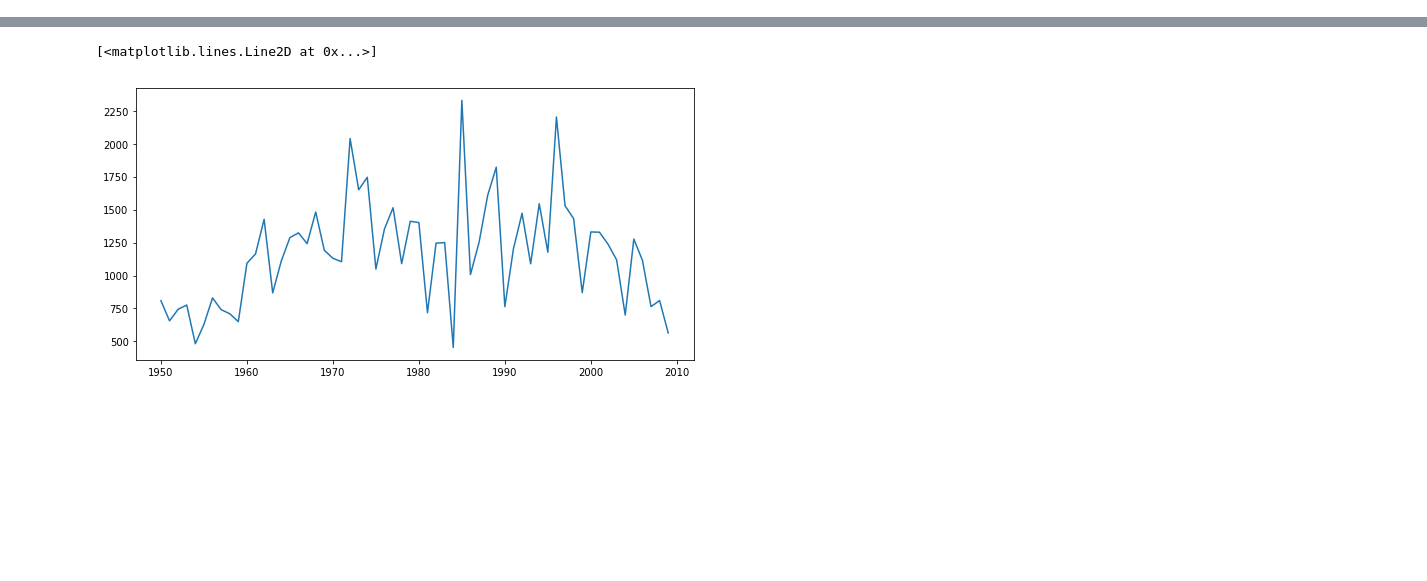
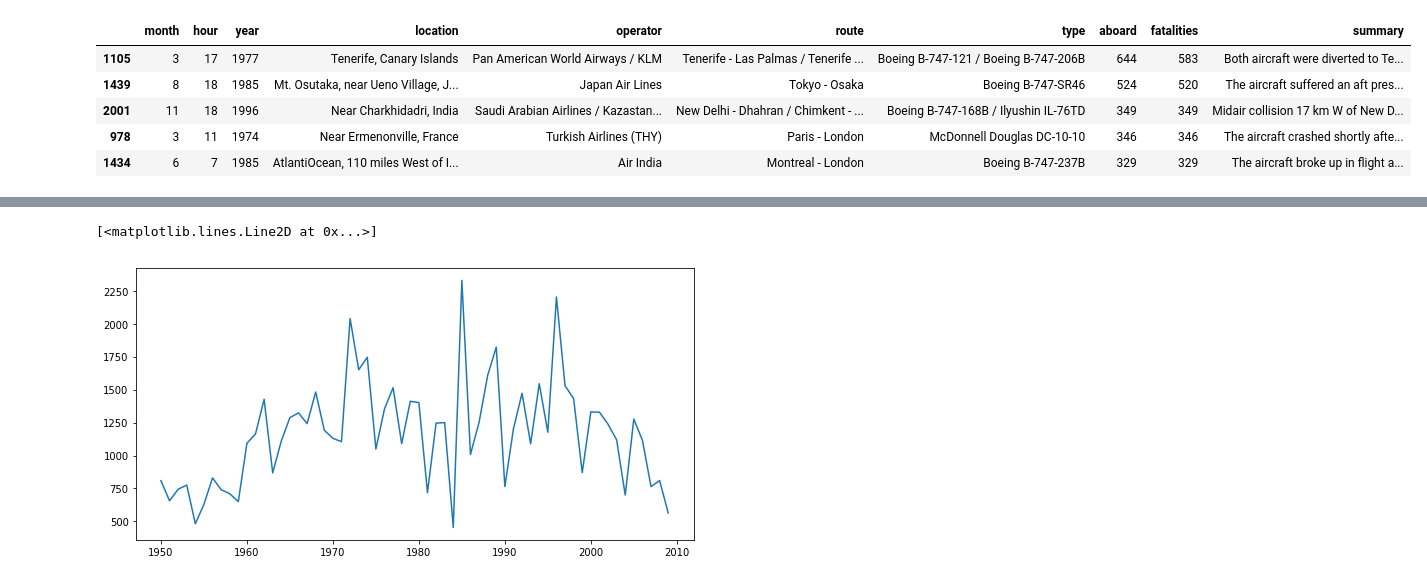
Before and after one commit to micsab/thinkful_files, a Jupyter notebook: data_science_technical_eval/Plane Crash Data.ipynb, the cells around one changed output, grey strips where cells are left out. Saved outputs shown, nothing was run; the diff lists cells and outputs as text; code cells hidden in the pictures; blank space fills up the shorter version.

```diff
--- a/data_science_technical_eval/Plane Crash Data.ipynb
+++ b/data_science_technical_eval/Plane Crash Data.ipynb
@@ -48,0 +19,11 @@ fatal = plane_crash.groupby('year').aggregate(np.sum)
+# %%
+plane_crash['kill_percent'] = plane_crash.fatalities / plane_crash.aboard
+# %%
+plane_crash.sort_values(by=['fatalities'], ascending=False).head(5)
+# %% [output]
+|  | month | hour | year | location | operator | route | type | aboard | fatalities | summary |
+| 1105 | 3 | 17 | 1977 | Tenerife, Canary Islands | Pan American World Airways / KLM | Tenerife - Las Palmas / Tenerife ... | Boeing B-747-121 / Boeing B-747-206B | 644 | 583 | Both aircraft were diverted to Te... |
+| 1439 | 8 | 18 | 1985 | Mt. Osutaka, near Ueno Village, J... | Japan Air Lines | Tokyo - Osaka | Boeing B-747-SR46 | 524 | 520 | The aircraft suffered an aft pres... |
+| 2001 | 11 | 18 | 1996 | Near Charkhidadri, India | Saudi Arabian Airlines / Kazastan... | New Delhi - Dhahran / Chimkent - ... | Boeing B-747-168B / Ilyushin IL-76TD | 349 | 349 | Midair collision 17 km W of New D... |
+| 978 | 3 | 11 | 1974 | Near Ermenonville, France | Turkish Airlines (THY) | Paris - London | McDonnell Douglas DC-10-10 | 346 | 346 | The aircraft crashed shortly afte... |
+| 1434 | 6 | 7 | 1985 | AtlantiOcean, 110 miles West of I... | Air India | Montreal - London | Boeing B-747-237B | 329 | 329 | The aircraft broke up in flight a... |
```
Also changed, not shown: parts of 9 cells of this notebook.
